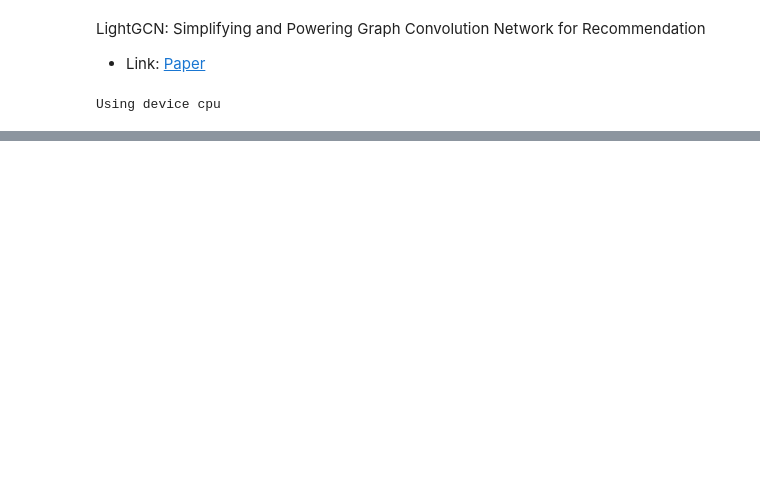
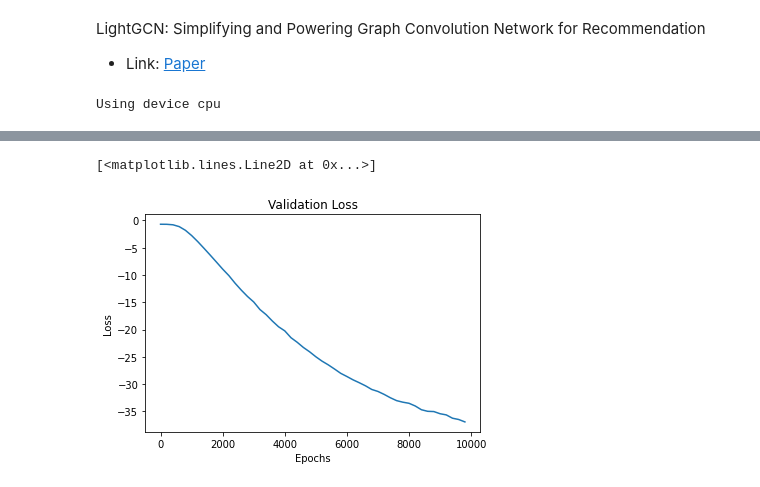
Before and after one commit to vinaykudari/recommender-system-gnn, a Jupyter notebook: notebooks/movie-lens/l_gcn-ml-latest.ipynb, the cells around one changed output, grey strips where cells are left out. Drawn from its saved outputs; the diff is of its cells as text; code cells hidden in the pictures; blank space fills up the shorter version.

```diff
--- a/notebooks/movie-lens/l_gcn-ml-latest.ipynb
+++ b/notebooks/movie-lens/l_gcn-ml-latest.ipynb
@@ -170,3 +177,13 @@ KeyboardInterrupt:
+# %%
+import matplotlib.pyplot as plt
+# print(train_loss)
+plt.title("Validation Loss")
+plt.xlabel("Epochs")
+plt.ylabel("Loss")
+plt.plot(np.arange(0,ITERATIONS,ITERS_PER_EVAL),val_losses)
+# %% [output]
+[<matplotlib.lines.Line2D at 0x...>]
+[figure, added]
 # %%
 # evaluate on test set
 model.eval()
```
Also changed, not shown: parts of 6 cells of this notebook, 1 other file.
